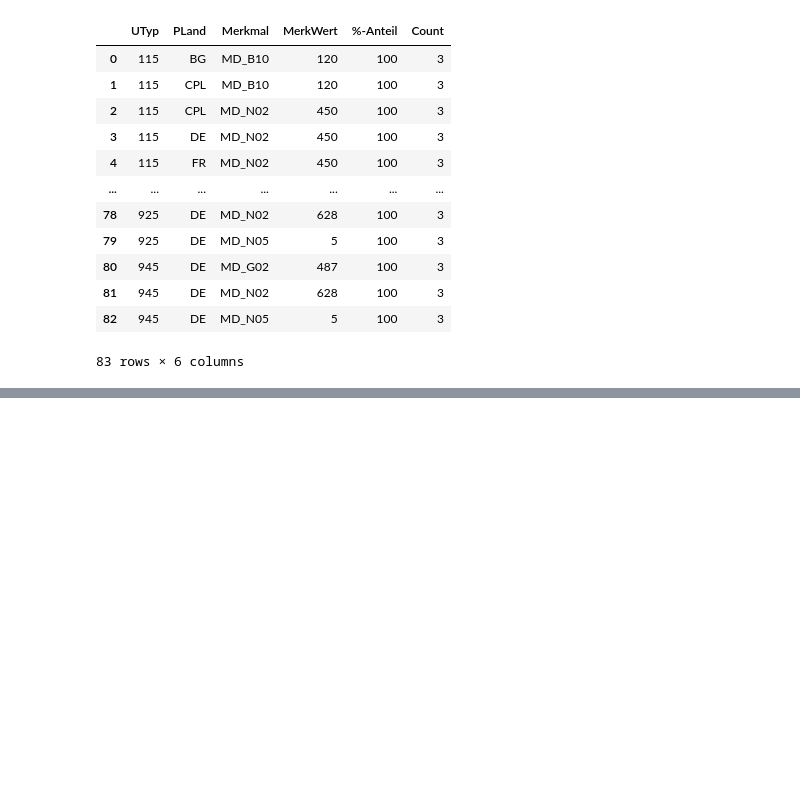
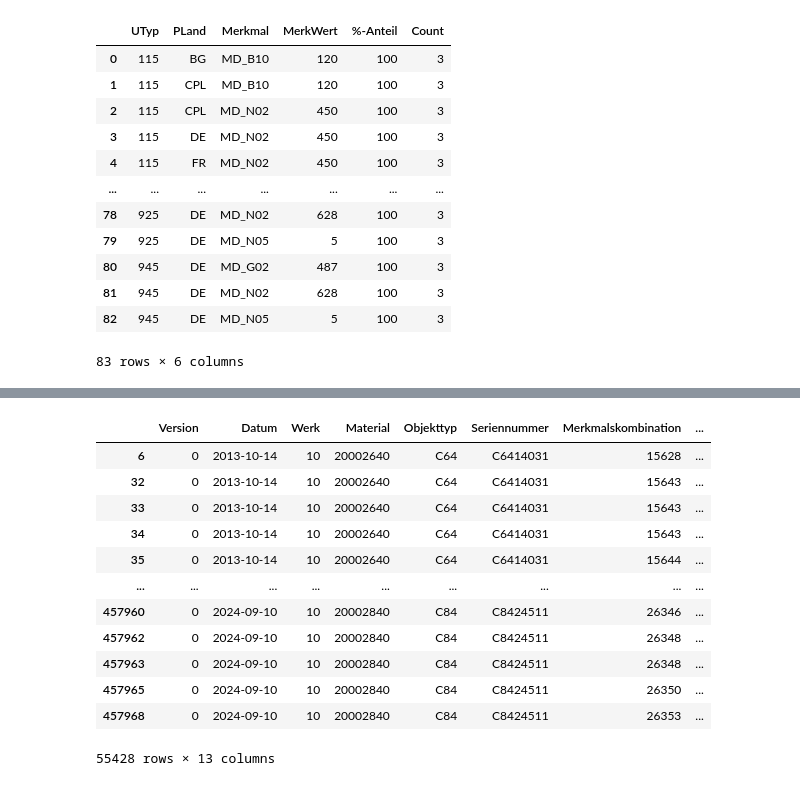
Before and after one commit to realreul/ML-with-CLAAS, a Jupyter notebook: TakeRates.ipynb, the cells around one changed output, grey strips where cells are left out. Saved outputs shown, nothing was run; the diff lists cells and outputs as text; code cells hidden in the pictures; blank space fills up the shorter version.

```diff
--- a/TakeRates.ipynb
+++ b/TakeRates.ipynb
@@ -586,0 +624,19 @@ consistent_groups.reset_index(name='Count')
+# %%
+merkmale = ['MD_P02', 'MD_N02', 'MD_N08', 'MD_N05', 'MD_B10', 'MD_G02']
+
+filtered_df = df[df['Merkmalname'].isin(merkmale)]
+filtered_df
+# %% [output]
+|  | Version | Datum | Werk | Material | Objekttyp | Seriennummer | Merkmalskombination | ... |
+| 6 | 0 | 2013-10-14 | 10 | 20002640 | C64 | C6414031 | 15628 | ... |
+| 32 | 0 | 2013-10-14 | 10 | 20002640 | C64 | C6414031 | 15643 | ... |
+| 33 | 0 | 2013-10-14 | 10 | 20002640 | C64 | C6414031 | 15643 | ... |
+| 34 | 0 | 2013-10-14 | 10 | 20002640 | C64 | C6414031 | 15643 | ... |
+| 35 | 0 | 2013-10-14 | 10 | 20002640 | C64 | C6414031 | 15644 | ... |
+| ... | ... | ... | ... | ... | ... | ... | ... | ... |
+| 457960 | 0 | 2024-09-10 | 10 | 20002840 | C84 | C8424511 | 26346 | ... |
+| 457962 | 0 | 2024-09-10 | 10 | 20002840 | C84 | C8424511 | 26348 | ... |
+| 457963 | 0 | 2024-09-10 | 10 | 20002840 | C84 | C8424511 | 26348 | ... |
+| 457965 | 0 | 2024-09-10 | 10 | 20002840 | C84 | C8424511 | 26350 | ... |
+| 457968 | 0 | 2024-09-10 | 10 | 20002840 | C84 | C8424511 | 26353 | ... |
+55428 rows × 13 columns
```
Also changed, not shown: parts of 16 cells of this notebook, 3 other files.
